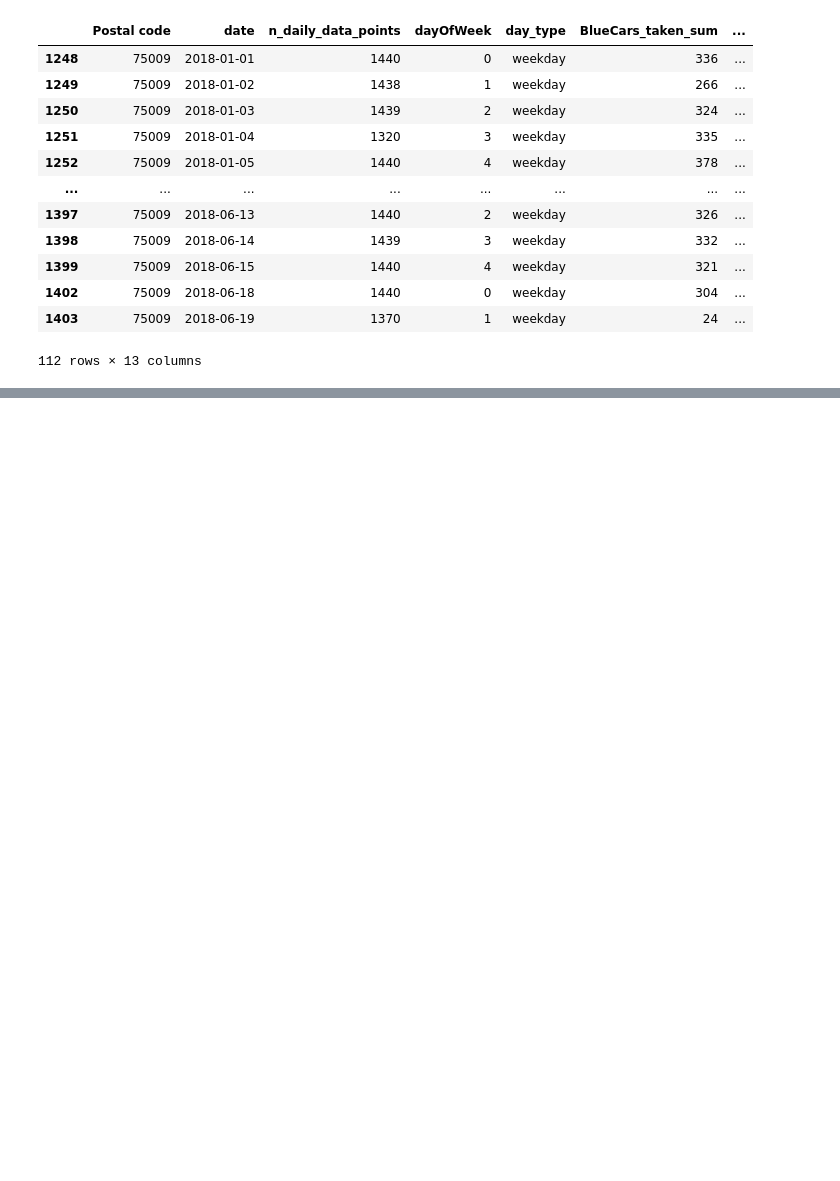
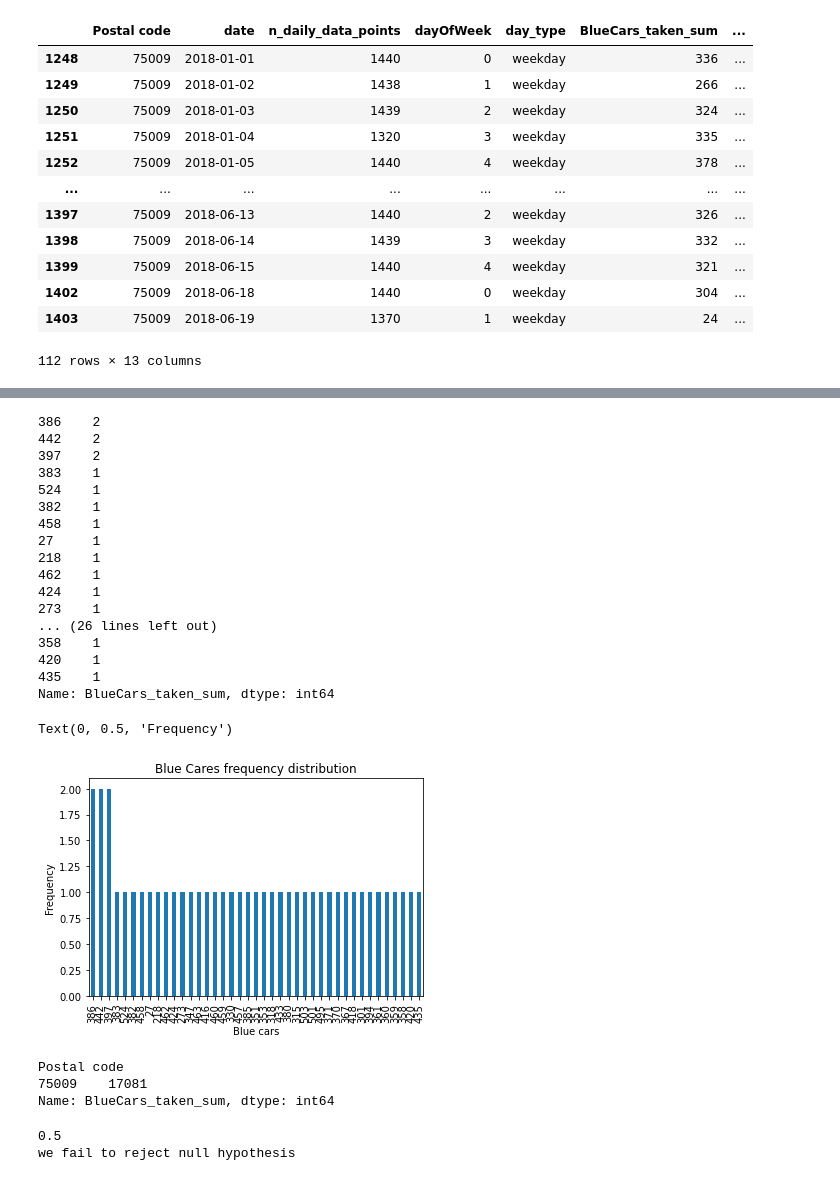
Before and after one commit to mugambiian/C-coding, a Jupyter notebook: Moringa_Core_Week4_IP_IanMugambi.ipynb, the cells around one changed output, grey strips where cells are left out. Cells and saved outputs as stored; diff of their text form; code cells hidden in the pictures; blank space fills up the shorter version.

```diff
--- a/Moringa_Core_Week4_IP_IanMugambi.ipynb
+++ b/Moringa_Core_Week4_IP_IanMugambi.ipynb
@@ -324,0 +463,71 @@ Blue_Cars_Weekdays_Checked = Postal_Codes_Blue_Cars_Weekdays['BlueCars_taken_sum
+# %%
+Blue_Cars_Weekend_Checked_Frequency = Blue_Cars_Weekend_Checked.value_counts(sort = True)
+print(Blue_Cars_Weekend_Checked_Frequency)
+plt=Blue_Cars_Weekend_Checked_Frequency.plot.bar()
+plt.set_title("Blue Cares frequency distribution")
+plt.set_xlabel("Blue cars")
+plt.set_ylabel("Frequency")
+# %% [output]
+386    2
+442    2
+397    2
+383    1
+524    1
+382    1
+458    1
+27     1
+218    1
+462    1
+424    1
+273    1
+... (26 lines left out)
+358    1
+420    1
+435    1
+Name: BlueCars_taken_sum, dtype: int64
+Text(0, 0.5, 'Frequency')
+[figure, added]
+# %%
+#we now obtain the number of blue cars in our postal codes of interest during the weekday
+Postal_Code_Cars_Mean = Postal_Codes_Blue_Cars_Weekend.groupby('Postal code')['BlueCars_taken_sum'].sum().sort_values(ascending = True)
+Postal_Code_Cars_Mean
+# %% [output]
+Postal code
+75009    17081
+Name: BlueCars_taken_sum, dtype: int64
+# %%
+#Stratified sampling
+
+df2 = Postal_Codes_Blue_Cars_Weekend.groupby('Postal code', group_keys=False).apply(lambda grouped_subset : grouped_subset.sample(frac=0.1))
+df2
+
+# sample mean
+sm= df2['BlueCars_taken_sum'].mean()
+sm
+
+# sample standard deviation
+sd = df2['BlueCars_taken_sum'].std()
+sd
+
+#population mean
+pm=df2['BlueCars_taken_sum'].mean()
+pm
+
+# calculating the z-score
+zscore = (sm-pm) / sd
+zscore
+
+#calculating the p value
+import scipy.stats as stats
+from scipy.stats import norm
+pvalue = stats.norm.cdf(zscore)
+print(pvalue)
+
+#interpretation of the p value
+if pvalue < 0.05:    # alpha value is 0.05 or 5%
+   print(" we are rejecting null hypothesis")
+else:
+  print("we fail to reject null hypothesis")
+# %% [output]
+0.5
+we fail to reject null hypothesis
```
Also changed, not shown: parts of 10 cells of this notebook.
